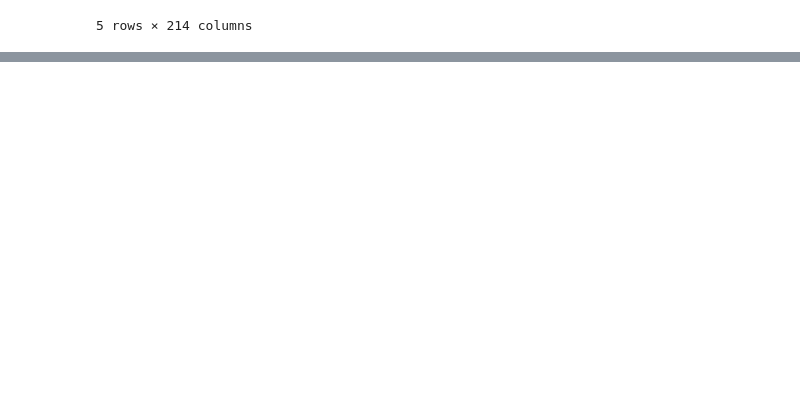
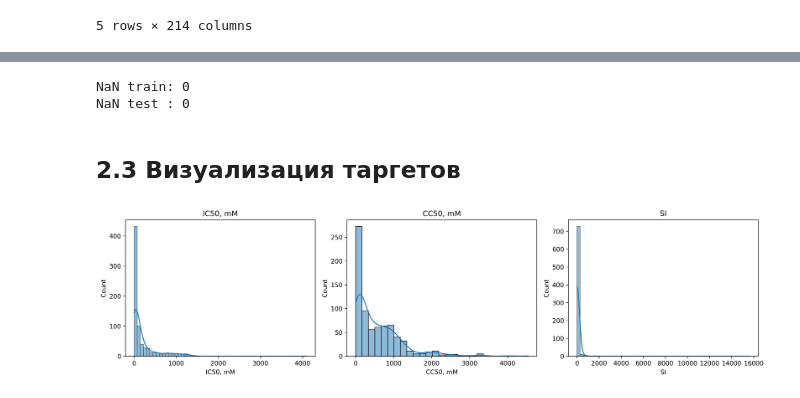
Before and after one commit to darthKwisatzHaderach/mephi-unsupervised-learning, a Jupyter notebook: ChemiAI/solution.ipynb, the cells around one changed output, grey strips where cells are left out. Cells and saved outputs as stored; diff of their text form; code cells hidden in the pictures; blank space fills up the shorter version.

Commit message:
Added NaN processing with SimpleImputer and some visualizations

```diff
--- a/ChemiAI/solution.ipynb
+++ b/ChemiAI/solution.ipynb
@@ -119,0 +133,11 @@ train.describe()
+# %%
+TARGET_COLS = ["IC50, mM", "CC50, mM", "SI"]
+ID_COL = "index"
+
+FEATURE_COLS = [c for c in train.columns if c not in [ID_COL, *TARGET_COLS]]
+
+X_train = train[FEATURE_COLS].copy()
+y_train = train[TARGET_COLS].copy()
+X_test = test[FEATURE_COLS].copy()
+
+print(X_train.shape, y_train.shape, X_test.shape)
@@ -119,0 +150,17 @@ train.describe()
+# %%
+nan_train = X_train.isna().sum()
+nan_test = X_test.isna().sum()
+
+nan_cmp = pd.DataFrame({
+    "train_nan": nan_train,
+    "test_nan": nan_test
+})
+
+nan_cmp = nan_cmp[(nan_cmp["train_nan"] > 0) | (nan_cmp["test_nan"] > 0)]
+plt.figure(figsize=(12, 4), dpi=300)
+ax = nan_cmp.sort_values("train_nan", ascending=False).plot(kind="bar")
+ax.set_title("Пропуски по признакам: train vs test")
+ax.set_ylabel("Количество NaN")
+plt.xticks(rotation=60, ha="right")
+plt.tight_layout()
+plt.show()
@@ -119,0 +228,32 @@ train.describe()
+# %%
+imputer = SimpleImputer(strategy="median")
+X_train_imp = pd.DataFrame(
+    imputer.fit_transform(X_train),
+    columns=X_train.columns,
+    index=X_train.index
+)
+
+X_test_imp = pd.DataFrame(
+    imputer.transform(X_test),
+    columns=X_test.columns,
+    index=X_test.index
+)
+
+print("NaN train:", X_train_imp.isna().sum().sum())
+print("NaN test :", X_test_imp.isna().sum().sum())
+# %% [output]
+NaN train: 0
+NaN test : 0
+# %% [markdown]
+## 2.3 Визуализация таргетов
+# %%
+fig, axes = plt.subplots(1, 3, figsize=(15, 4), dpi=300)
+
+for ax, col in zip(axes, ["IC50, mM", "CC50, mM", "SI"]):
+    sns.histplot(train[col], kde=True, ax=ax)
+    ax.set_title(col)
+
+plt.tight_layout()
+plt.show()
+# %% [output]
+[figure, added]
```
Also changed, not shown: parts of 18 cells of this notebook, 1 other file.
